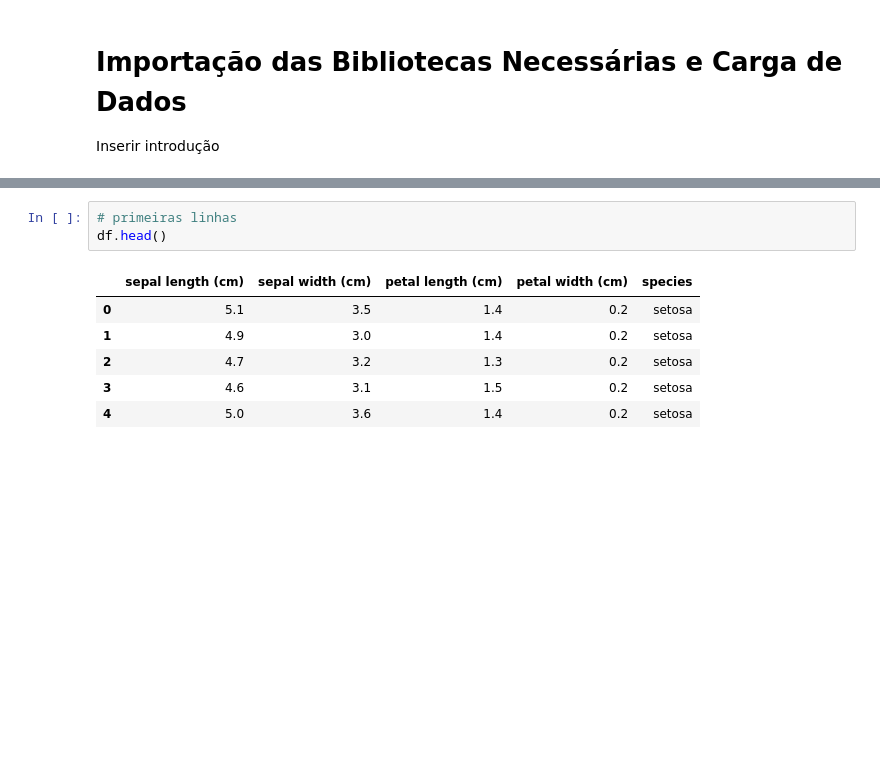
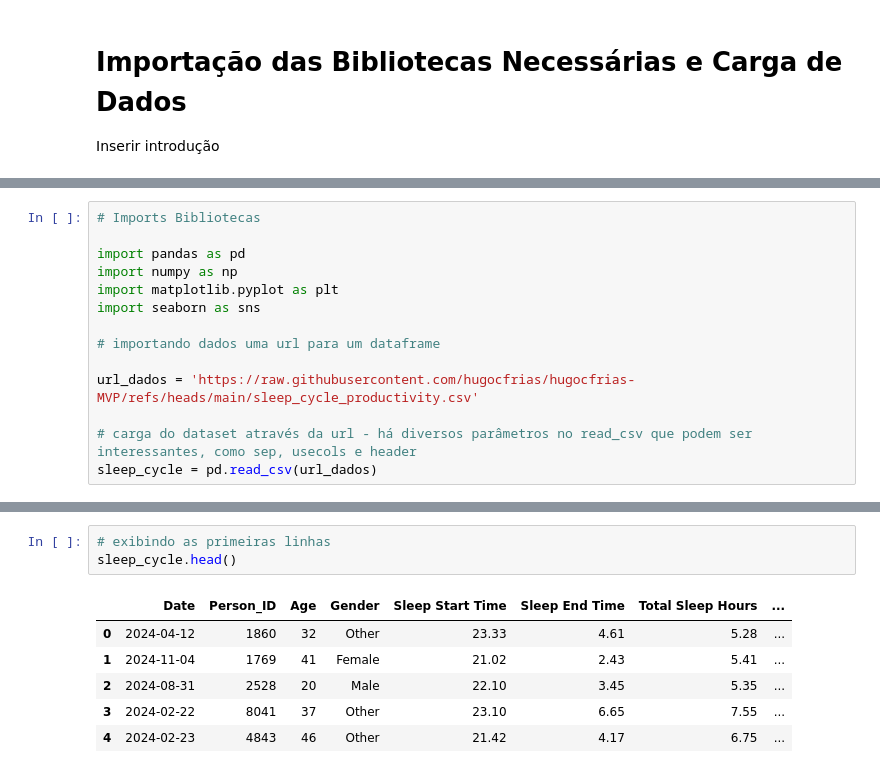
Before and after one commit to hugocfrias/hugocfrias-MVP, a Jupyter notebook: Untitled5.ipynb, the cells around one changed output, grey strips where cells are left out. Cells and saved outputs as stored; diff of their text form; blank space fills up the shorter version.

```diff
--- a/Untitled5.ipynb
+++ b/Untitled5.ipynb
@@ -37,0 +20,14 @@ df['species'] = iris.target_names[iris.target]
+# %%
+# Imports Bibliotecas
+
+import pandas as pd
+import numpy as np
+import matplotlib.pyplot as plt
+import seaborn as sns
+
+# importando dados uma url para um dataframe
+
+url_dados = 'https://raw.githubusercontent.com/hugocfrias/hugocfrias-MVP/refs/heads/main/sleep_cycle_productivity.csv'
+
+# carga do dataset através da url - há diversos parâmetros no read_csv que podem ser interessantes, como sep, usecols e header
+sleep_cycle = pd.read_csv(url_dados)
@@ -38,10 +60,10 @@ df['species'] = iris.target_names[iris.target]
 # %%
-# primeiras linhas
-df.head()
+# exibindo as primeiras linhas
+sleep_cycle.head()
 # %% [output]
-|  | sepal length (cm) | sepal width (cm) | petal length (cm) | petal width (cm) | species |
-| 0 | 5.1 | 3.5 | 1.4 | 0.2 | setosa |
-| 1 | 4.9 | 3.0 | 1.4 | 0.2 | setosa |
-| 2 | 4.7 | 3.2 | 1.3 | 0.2 | setosa |
-| 3 | 4.6 | 3.1 | 1.5 | 0.2 | setosa |
-| 4 | 5.0 | 3.6 | 1.4 | 0.2 | setosa |
+|  | Date | Person_ID | Age | Gender | Sleep Start Time | Sleep End Time | Total Sleep Hours | ... |
+| 0 | 2024-04-12 | 1860 | 32 | Other | 23.33 | 4.61 | 5.28 | ... |
+| 1 | 2024-11-04 | 1769 | 41 | Female | 21.02 | 2.43 | 5.41 | ... |
+| 2 | 2024-08-31 | 2528 | 20 | Male | 22.10 | 3.45 | 5.35 | ... |
+| 3 | 2024-02-22 | 8041 | 37 | Other | 23.10 | 6.65 | 7.55 | ... |
+| 4 | 2024-02-23 | 4843 | 46 | Other | 21.42 | 4.17 | 6.75 | ... |
```
Also changed, not shown: parts of 5 cells of this notebook.
